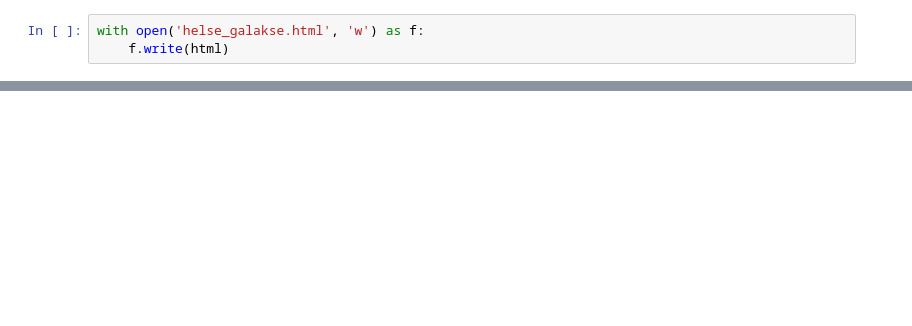
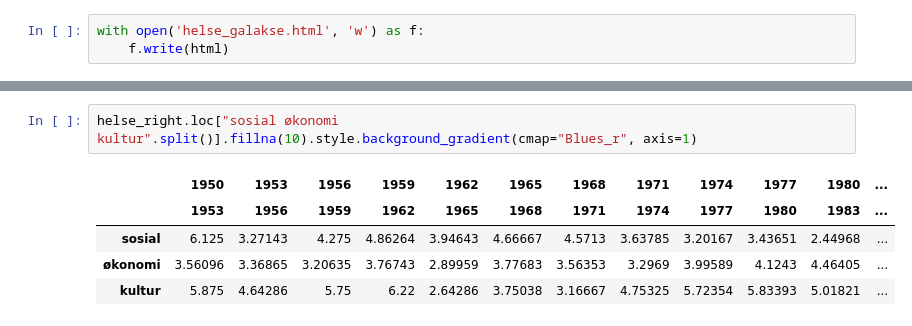
Before and after one commit to Yoonsen/HeCore, a Jupyter notebook: collocations-hecore.ipynb, the cells around one changed output, grey strips where cells are left out. Saved outputs shown, nothing was run; the diff lists cells and outputs as text; blank space fills up the shorter version.

```diff
--- a/collocations-hecore.ipynb
+++ b/collocations-hecore.ipynb
@@ -617,0 +624,8 @@ with open('helse_galakse.html', 'w') as f:
+# %%
+helse_right.loc["sosial økonomi kultur".split()].fillna(10).style.background_gradient(cmap="Blues_r", axis=1)
+# %% [output]
+|  | 1950 | 1953 | 1956 | 1959 | 1962 | 1965 | 1968 | 1971 | 1974 | 1977 | 1980 | ... |
+|  | 1953 | 1956 | 1959 | 1962 | 1965 | 1968 | 1971 | 1974 | 1977 | 1980 | 1983 | ... |
+| sosial | 6.125 | 3.27143 | 4.275 | 4.86264 | 3.94643 | 4.66667 | 4.5713 | 3.63785 | 3.20167 | 3.43651 | 2.44968 | ... |
+| økonomi | 3.56096 | 3.36865 | 3.20635 | 3.76743 | 2.89959 | 3.77683 | 3.56353 | 3.2969 | 3.99589 | 4.1243 | 4.46405 | ... |
+| kultur | 5.875 | 4.64286 | 5.75 | 6.22 | 2.64286 | 3.75038 | 3.16667 | 4.75325 | 5.72354 | 5.83393 | 5.01821 | ... |
```
Also changed, not shown: parts of 28 cells of this notebook, 1 other file.
